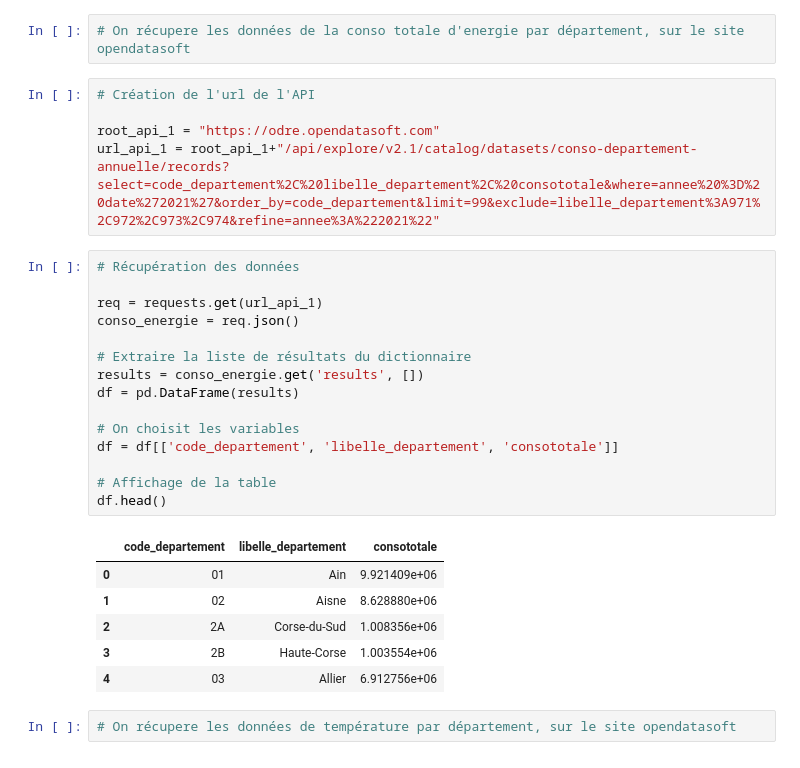
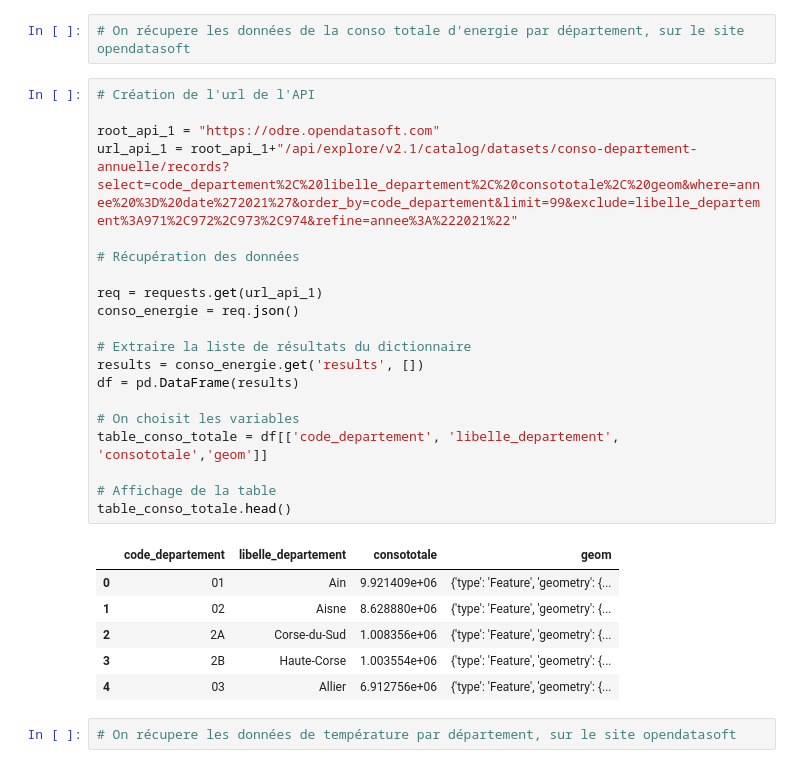
Before and after one commit to tgarnier067/Projet-Python-2023, a Jupyter notebook: recup_données.ipynb, the cells around one changed output. Saved outputs shown, nothing was run; the diff lists cells and outputs as text.

Commit message:
Récupération données géospatiales des départements
On modifie le code où on récupère la conso totale d'energie, de façon a également prendre les données géospatiales

```diff
--- a/recup_données.ipynb
+++ b/recup_données.ipynb
@@ -41,33 +48,33 @@ Requirement already satisfied: soupsieve>1.2 in /opt/mamba/lib/python3.10/site-p
 # API
 # %%
 # On récupere les données de la conso totale d'energie par département, sur le site opendatasoft
-# %%
-# Création de l'url de l'API
-
-root_api_1 = "https://odre.opendatasoft.com"
-url_api_1 = root_api_1+"/api/explore/v2.1/catalog/datasets/conso-departement-annuelle/records?select=code_departement%2C%20libelle_departement%2C%20consototale&where=annee%20%3D%20date%272021%27&order_by=code_departement&limit=99&exclude=libelle_departement%3A971%2C972%2C973%2C974&refine=annee%3A%222021%22"
-# %%
-# Récupération des données
-
-req = requests.get(url_api_1)
-conso_energie = req.json()
-
-# Extraire la liste de résultats du dictionnaire
-results = conso_energie.get('results', [])
-df = pd.DataFrame(results)
-
-# On choisit les variables
-df = df[['code_departement', 'libelle_departement', 'consototale']]
-
-# Affichage de la table
-df.head()
-# %% [output]
-|  | code_departement | libelle_departement | consototale |
-| 0 | 01 | Ain | 9.921409e+06 |
-| 1 | 02 | Aisne | 8.628880e+06 |
-| 2 | 2A | Corse-du-Sud | 1.008356e+06 |
-| 3 | 2B | Haute-Corse | 1.003554e+06 |
-| 4 | 03 | Allier | 6.912756e+06 |
+# %%
+# Création de l'url de l'API
+
+root_api_1 = "https://odre.opendatasoft.com"
+url_api_1 = root_api_1+"/api/explore/v2.1/catalog/datasets/conso-departement-annuelle/records?select=code_departement%2C%20libelle_departement%2C%20consototale%2C%20geom&where=annee%20%3D%20date%272021%27&order_by=code_departement&limit=99&exclude=libelle_departement%3A971%2C972%2C973%2C974&refine=annee%3A%222021%22"
+
+# Récupération des données
+
+req = requests.get(url_api_1)
+conso_energie = req.json()
+
+# Extraire la liste de résultats du dictionnaire
+results = conso_energie.get('results', [])
+df = pd.DataFrame(results)
+
+# On choisit les variables
+table_conso_totale = df[['code_departement', 'libelle_departement', 'consototale','geom']]
+
+# Affichage de la table
+table_conso_totale.head()
+# %% [output]
+|  | code_departement | libelle_departement | consototale | geom |
+| 0 | 01 | Ain | 9.921409e+06 | {'type': 'Feature', 'geometry': {... |
+| 1 | 02 | Aisne | 8.628880e+06 | {'type': 'Feature', 'geometry': {... |
+| 2 | 2A | Corse-du-Sud | 1.008356e+06 | {'type': 'Feature', 'geometry': {... |
+| 3 | 2B | Haute-Corse | 1.003554e+06 | {'type': 'Feature', 'geometry': {... |
+| 4 | 03 | Allier | 6.912756e+06 | {'type': 'Feature', 'geometry': {... |
 # %%
 # On récupere les données de température par département, sur le site opendatasoft
 # %%
```
Also changed, not shown: parts of 2 cells of this notebook.
